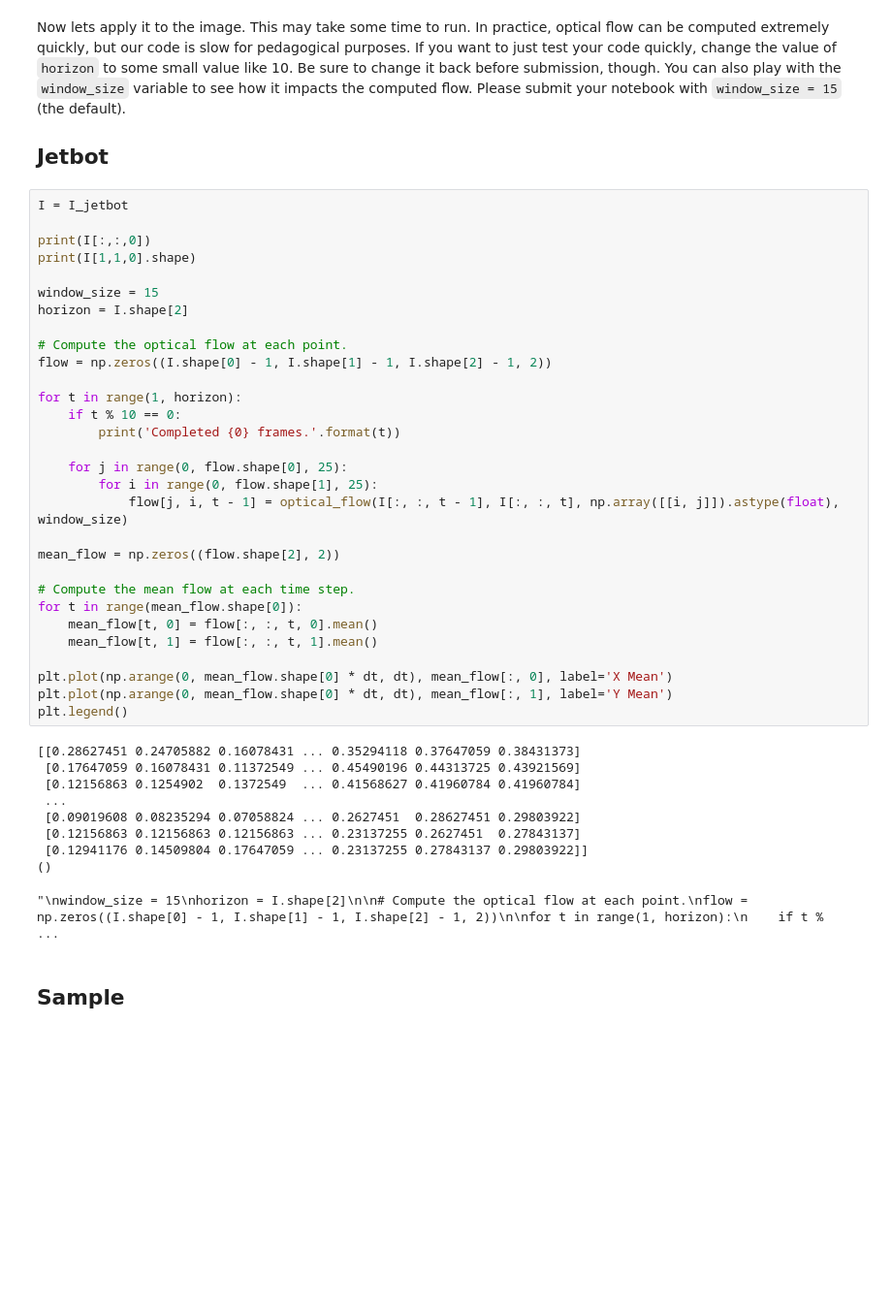
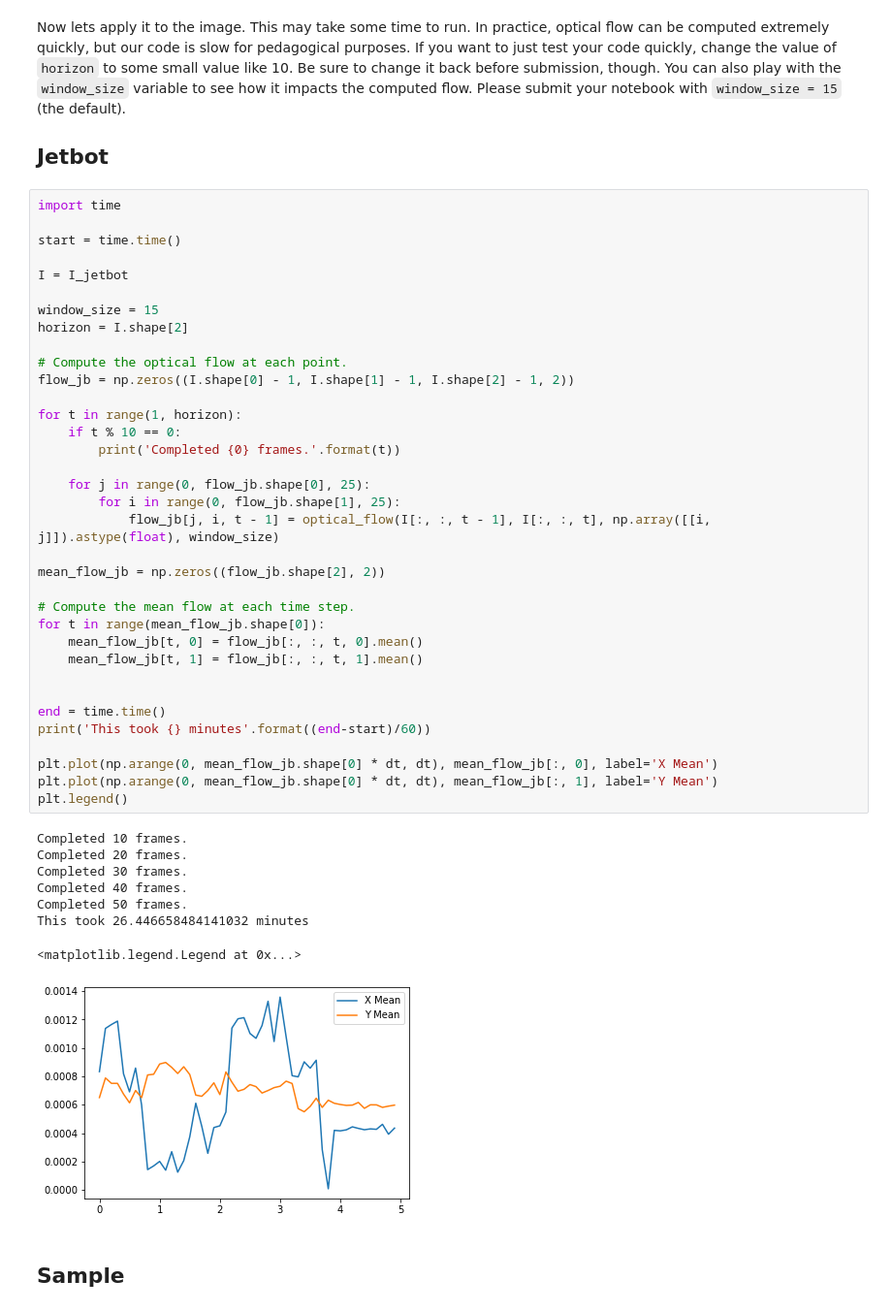
Before and after one commit to mforese/MAE345-F2020, a Jupyter notebook: Lab8.ipynb, the cells around one changed output. Shown at 97% size. Cells and saved outputs as stored; diff of their text form; blank space fills up the shorter version.

```diff
--- a/Lab8.ipynb
+++ b/Lab8.ipynb
@@ -215,45 +215,49 @@ Now lets apply it to the image. This may take some time to run. In practice, opt
 
 ## Jetbot
 # %%
+import time
+
+start = time.time()
+
 I = I_jetbot
-
-print(I[:,:,0])
-print(I[1,1,0].shape)
 
 window_size = 15
 horizon = I.shape[2]
 
 # Compute the optical flow at each point.
-flow = np.zeros((I.shape[0] - 1, I.shape[1] - 1, I.shape[2] - 1, 2))
+flow_jb = np.zeros((I.shape[0] - 1, I.shape[1] - 1, I.shape[2] - 1, 2))
 
 for t in range(1, horizon):
     if t % 10 == 0:
         print('Completed {0} frames.'.format(t))
 
-    for j in range(0, flow.shape[0], 25):
-        for i in range(0, flow.shape[1], 25):
-            flow[j, i, t - 1] = optical_flow(I[:, :, t - 1], I[:, :, t], np.array([[i, j]]).astype(float), window_size)
+    for j in range(0, flow_jb.shape[0], 25):
+        for i in range(0, flow_jb.shape[1], 25):
+            flow_jb[j, i, t - 1] = optical_flow(I[:, :, t - 1], I[:, :, t], np.array([[i, j]]).astype(float), window_size)
 
-mean_flow = np.zeros((flow.shape[2], 2))
+mean_flow_jb = np.zeros((flow_jb.shape[2], 2))
 
 # Compute the mean flow at each time step.
-for t in range(mean_flow.shape[0]):
-    mean_flow[t, 0] = flow[:, :, t, 0].mean()
-    mean_flow[t, 1] = flow[:, :, t, 1].mean()
+for t in range(mean_flow_jb.shape[0]):
+    mean_flow_jb[t, 0] = flow_jb[:, :, t, 0].mean()
+    mean_flow_jb[t, 1] = flow_jb[:, :, t, 1].mean()
 
-plt.plot(np.arange(0, mean_flow.shape[0] * dt, dt), mean_flow[:, 0], label='X Mean')
-plt.plot(np.arange(0, mean_flow.shape[0] * dt, dt), mean_flow[:, 1], label='Y Mean')
+
+end = time.time()
+print('This took {} minutes'.format((end-start)/60))
+
+plt.plot(np.arange(0, mean_flow_jb.shape[0] * dt, dt), mean_flow_jb[:, 0], label='X Mean')
+plt.plot(np.arange(0, mean_flow_jb.shape[0] * dt, dt), mean_flow_jb[:, 1], label='Y Mean')
 plt.legend()
 # %% [output]
-[[0.28627451 0.24705882 0.16078431 ... 0.35294118 0.37647059 0.38431373]
- [0.17647059 0.16078431 0.11372549 ... 0.45490196 0.44313725 0.43921569]
- [0.12156863 0.1254902  0.1372549  ... 0.41568627 0.41960784 0.41960784]
- ...
- [0.09019608 0.08235294 0.07058824 ... 0.2627451  0.28627451 0.29803922]
- [0.12156863 0.12156863 0.12156863 ... 0.23137255 0.2627451  0.27843137]
- [0.12941176 0.14509804 0.17647059 ... 0.23137255 0.27843137 0.29803922]]
-()
+Completed 10 frames.
+Completed 20 frames.
+Completed 30 frames.
+Completed 40 frames.
+Completed 50 frames.
+This took 26.446658484141032 minutes
-"\nwindow_size = 15\nhorizon = I.shape[2]\n\n# Compute the optical flow at each point.\nflow = np.zeros((I.shape[0] - 1, I.shape[1] - 1, I.shape[2] - 1, 2))\n\nfor t in range(1, horizon):\n    if t %  ...
+<matplotlib.legend.Legend at 0x...>
+[figure, added]
 # %% [markdown]
 ## Sample
 # %%
```
Also changed, not shown: parts of 3 cells of this notebook, 3 other files.
